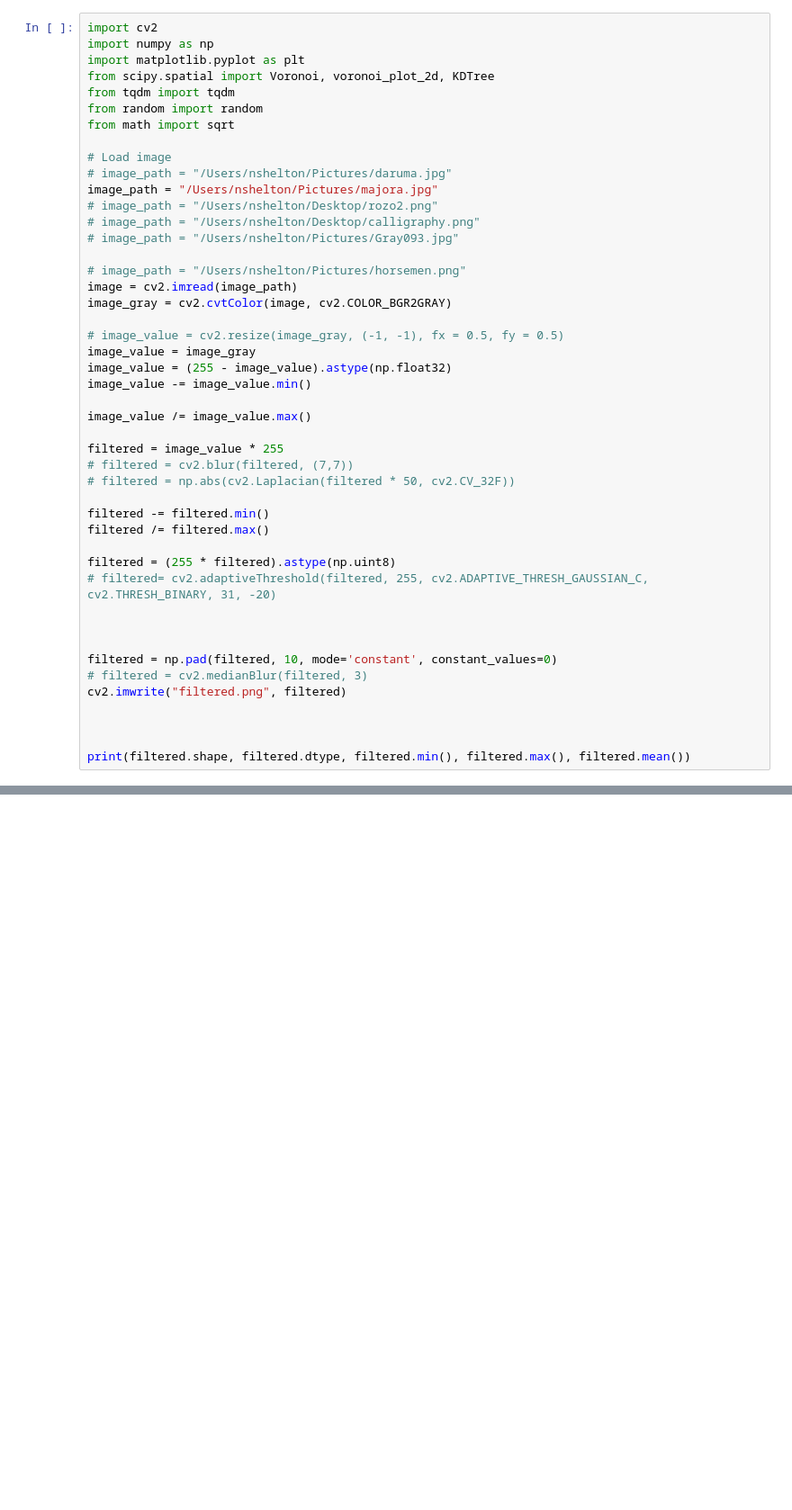
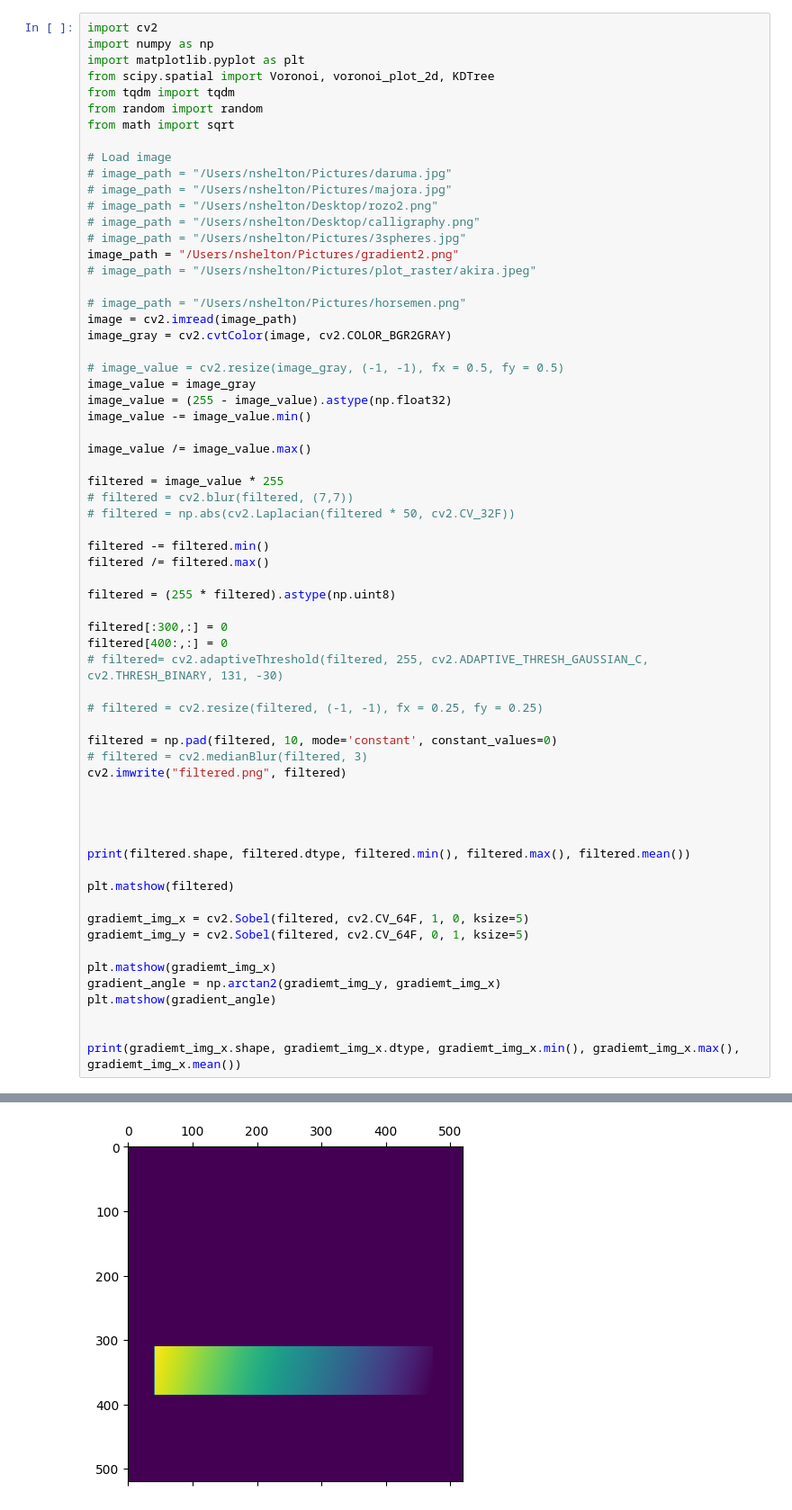
Before and after one commit to nshelton/drawing_generator, a Jupyter notebook: swirlies.ipynb, the cells around one changed output, grey strips where cells are left out. Shown: that part at 90% size. Saved outputs shown, nothing was run; the diff lists cells and outputs as text; blank space fills up the shorter version.

```diff
--- a/swirlies.ipynb
+++ b/swirlies.ipynb
@@ -9,10 +9,12 @@ from math import sqrt
 
 # Load image
 # image_path = "/Users/nshelton/Pictures/daruma.jpg"
-image_path = "/Users/nshelton/Pictures/majora.jpg"
+# image_path = "/Users/nshelton/Pictures/majora.jpg"
 # image_path = "/Users/nshelton/Desktop/rozo2.png"
 # image_path = "/Users/nshelton/Desktop/calligraphy.png"
-# image_path = "/Users/nshelton/Pictures/Gray093.jpg"
+# image_path = "/Users/nshelton/Pictures/3spheres.jpg"
+image_path = "/Users/nshelton/Pictures/gradient2.png"
+# image_path = "/Users/nshelton/Pictures/plot_raster/akira.jpeg"
 
 # image_path = "/Users/nshelton/Pictures/horsemen.png"
 image = cv2.imread(image_path)
@@ -33,9 +35,12 @@ filtered -= filtered.min()
 filtered /= filtered.max()
 
 filtered = (255 * filtered).astype(np.uint8)
-# filtered= cv2.adaptiveThreshold(filtered, 255, cv2.ADAPTIVE_THRESH_GAUSSIAN_C, cv2.THRESH_BINARY, 31, -20)
 
+filtered[:300,:] = 0
+filtered[400:,:] = 0
+# filtered= cv2.adaptiveThreshold(filtered, 255, cv2.ADAPTIVE_THRESH_GAUSSIAN_C, cv2.THRESH_BINARY, 131, -30)
 
+# filtered = cv2.resize(filtered, (-1, -1), fx = 0.25, fy = 0.25)
 
 filtered = np.pad(filtered, 10, mode='constant', constant_values=0)
 # filtered = cv2.medianBlur(filtered, 3)
@@ -43,5 +48,18 @@ cv2.imwrite("filtered.png", filtered)
 
 
 
+
 print(filtered.shape, filtered.dtype, filtered.min(), filtered.max(), filtered.mean())
+
+plt.matshow(filtered)
+
+gradiemt_img_x = cv2.Sobel(filtered, cv2.CV_64F, 1, 0, ksize=5)
+gradiemt_img_y = cv2.Sobel(filtered, cv2.CV_64F, 0, 1, ksize=5)
+
+plt.matshow(gradiemt_img_x)
+gradient_angle = np.arctan2(gradiemt_img_y, gradiemt_img_x)
+plt.matshow(gradient_angle)
+
+
+print(gradiemt_img_x.shape, gradiemt_img_x.dtype, gradiemt_img_x.min(), gradiemt_img_x.max(), gradiemt_img_x.mean())
 # %% [output]
@@ -48,0 +68 @@ print(filtered.shape, filtered.dtype, filtered.min(), filtered.max(), filtered.m
+[figure, added]
```
Also changed, not shown: parts of 6 cells of this notebook, 8 other files.
